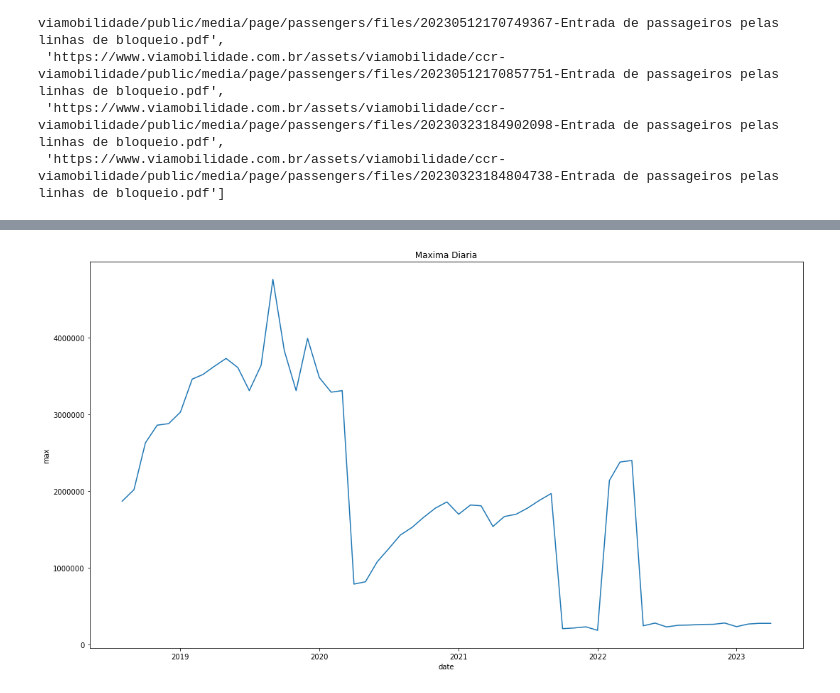
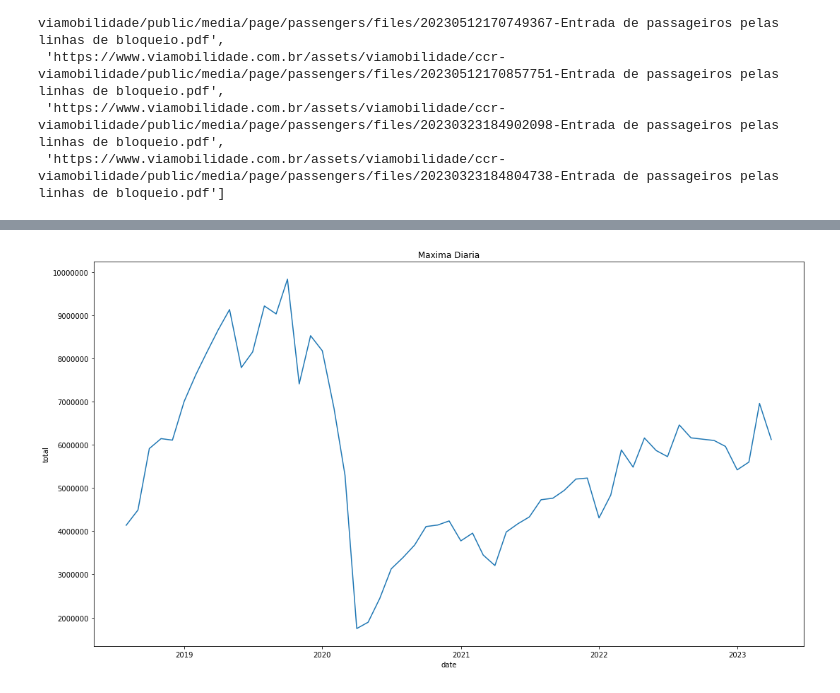
Before and after one commit to OmdenaAI/sao-paulo-chapter-passenger-demand, a Jupyter notebook: src/tasks/task_1_data_collection_preprocessing/etl_private_pel.ipynb, the cells around one changed output, grey strips where cells are left out. Drawn from its saved outputs; the diff is of its cells as text; code cells hidden in the pictures.

```diff
--- a/src/tasks/task_1_data_collection_preprocessing/etl_private_pel.ipynb
+++ b/src/tasks/task_1_data_collection_preprocessing/etl_private_pel.ipynb
@@ -54,12 +55,10 @@ def l04_pel(url, date_raw):
     month = month_map[date_raw.split(" ")[0][:3].lower()]
 
     df_raw = tabula.read_pdf(url, pages="all")[0]
-    df_raw["Linha 4 - Amarela"] = (
-        df_raw["Linha 4 - Amarela"]
-        .astype(str)
-        .str.replace(".", "", regex=True)
-        .str.replace(",", ".", regex=True)
-    )
+    if df_raw["Linha 4 - Amarela"].dtype != float:
+        #df_raw["Linha 4 - Amarela"] = df_raw["Linha 4 - Amarela"].astype(str).str.rstrip(".0").str.replace(".", "", regex=True)
+    #else:
+        df_raw["Linha 4 - Amarela"] = df_raw["Linha 4 - Amarela"].str.replace(".", "", regex=True).str.replace(",", ".", regex=True)
     df_raw["Linha 4 - Amarela"] = pd.to_numeric(df_raw["Linha 4 - Amarela"], errors="coerce") * 1000
     df_raw = df_raw.T[1:].rename(columns={0: "total", 1: "business_day_mean", 2: "saturday_mean", 3: "sunday_mean", 4: "max"})
     df_raw["date"] = pd.to_datetime(str(year) + str(month), format="%Y%m")
@@ -191,14 +171,21 @@ def l05_pel(url, date_raw):
         url,
         pages="all"
         )[0]
-    df_raw["Linha 5 - Lilás"] = df_raw["Linha 5 - Lilás"].astype(str).str.replace(".", "", regex=True).str.replace(",", ".", regex=True)
-    df_raw["Linha 5 - Lilás"] = pd.to_numeric(df_raw["Linha 5 - Lilás"], errors="coerce")*1000
-    df_raw = df_raw.T[1:]
-    df_raw.columns = ["total", "business_day_mean", "saturday_mean", "sunday_mean", "max"]
+    df_raw = tabula.read_pdf(url, pages="all")[0]
+    if df_raw["Linha 5 - Lilás"].dtype != float:
+        #df_raw["Linha 5 - Lilás"] = df_raw["Linha 5 - Lilás"].astype(str).str.rstrip(".0").str.replace(".", "", regex=True)
+    #else:
+        df_raw["Linha 5 - Lilás"] = df_raw["Linha 5 - Lilás"].str.replace(".", "", regex=True).str.replace(",", ".", regex=True)
+    df_raw["Linha 5 - Lilás"] = pd.to_numeric(df_raw["Linha 5 - Lilás"], errors="coerce") * 1000
+    df_raw = df_raw.T[1:].rename(columns={0: "total", 1: "business_day_mean", 2: "saturday_mean", 3: "sunday_mean", 4: "max"})
     df_raw["date"] = pd.to_datetime(str(year) + str(month), format="%Y%m")
     df_raw["line"] = 5
-    df_raw = df_raw.reindex(columns=["date", "line", "total", "business_day_mean", "saturday_mean", "sunday_mean", "max"])
-    df_raw.reset_index(drop=True, inplace=True)
+    df_raw = df_raw[["date", "line", "total", "business_day_mean", "saturday_mean", "sunday_mean", "max"]].reset_index(drop=True)
+    df_raw['total'] = pd.to_numeric(df_raw['total'], errors='coerce')
+    df_raw['business_day_mean'] = pd.to_numeric(df_raw['business_day_mean'], errors='coerce')
+    df_raw['saturday_mean'] = pd.to_numeric(df_raw['saturday_mean'], errors='coerce')
+    df_raw['sunday_mean'] = pd.to_numeric(df_raw['sunday_mean'], errors='coerce')
+    df_raw['max'] = pd.to_numeric(df_raw['max'], errors='coerce')
 
     return df_raw
 # %%
@@ -229,3 +216,7 @@ l05_pel_complete
 | 56 | 2023-02-01 | 5 | 5598180.0 | 243260.0 | 143070.0 | 75610.0 | 269870.0 |
 | 55 | 2023-03-01 | 5 | 6955860.0 | 262290.0 | 152100.0 | 78690.0 | 278550.0 |
 | 54 | 2023-04-01 | 5 | 6121010.0 | 267420.0 | 144090.0 | 78850.0 | 278620.0 |
+# %%
+# fixing wrong scale for some importings
+l05_pel_complete.loc[l05_pel_complete.query("total < business_day_mean").index, "total"] = l05_pel_complete.query("total < business_day_mean")["total"]*1000
+l05_pel_complete
@@ -232,7 +246,7 @@ l05_pel_complete
 # %%
 plt.figure(figsize=(18,10))
-sns.lineplot(data=l05_pel_complete, x="date", y="max")
+sns.lineplot(data=l05_pel_complete, x="date", y="total")
 plt.title(" Maxima Diaria ")
 plt.ticklabel_format(style="plain", axis="y");
 # %% [output]
-[figure, old version]
+[figure, new version]
```
Also changed, not shown: parts of 14 cells of this notebook, 2 other files.
